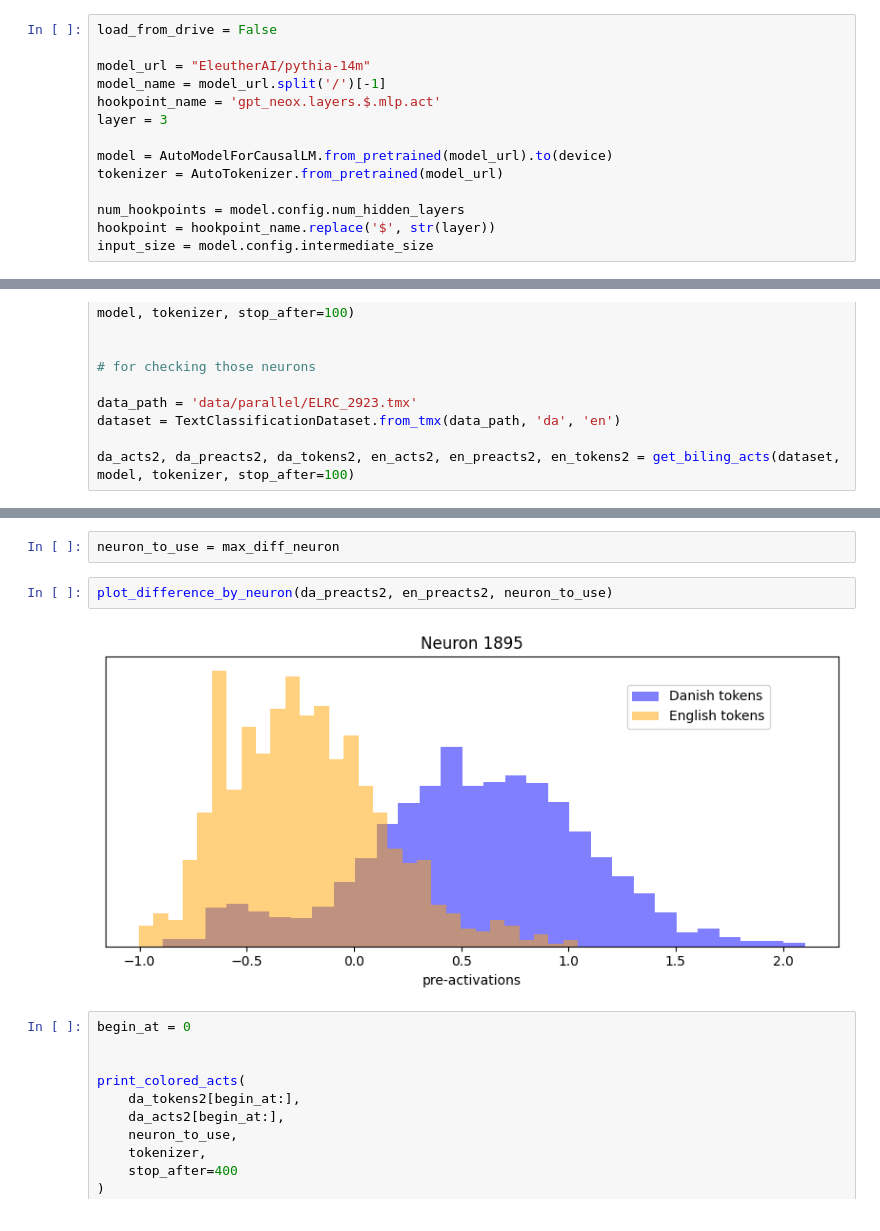
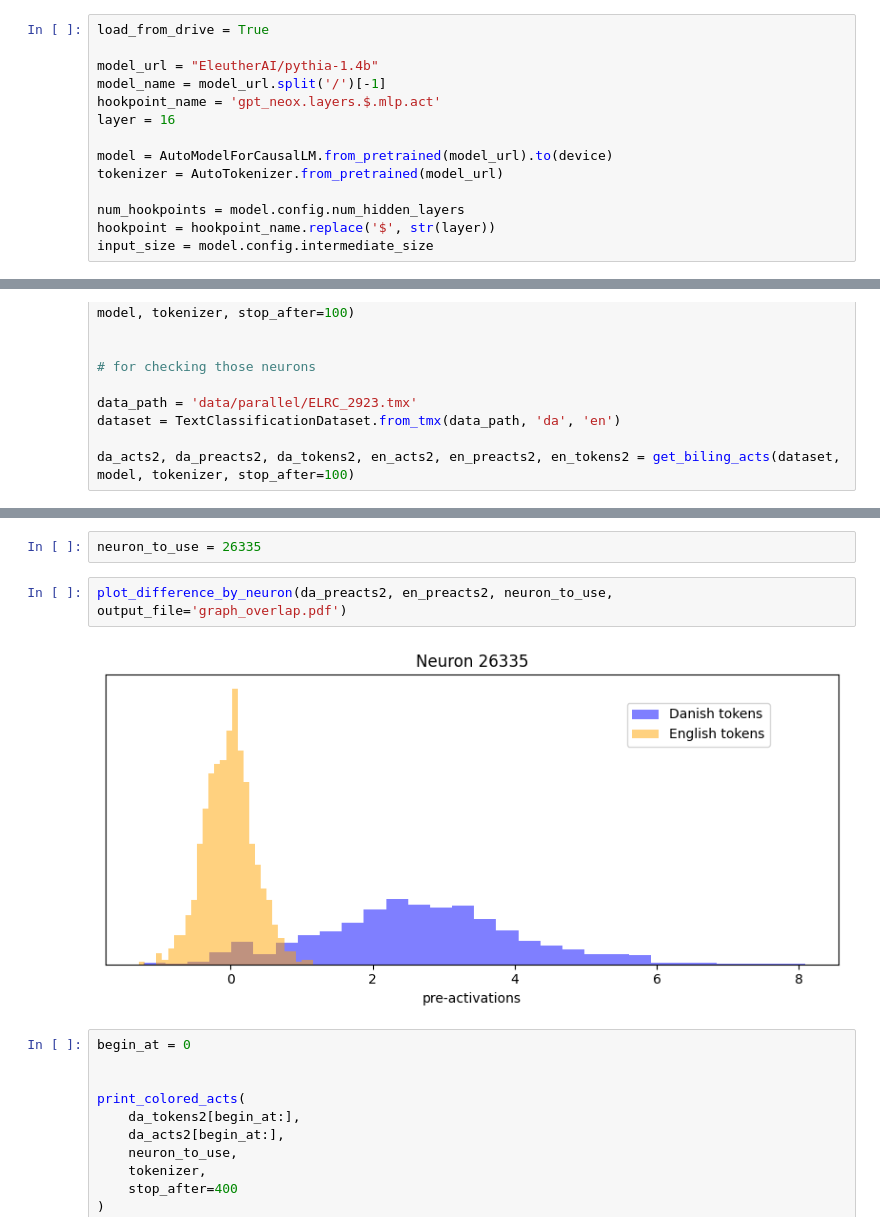
Before and after one commit to MarkusSibbesen/mechinterp_research_project, a Jupyter notebook: analyzing_sparse_autoencoders.ipynb, the cells around one changed output, grey strips where cells are left out. Cells and saved outputs as stored; diff of their text form.

Commit message:
analyzed big model

```diff
--- a/analyzing_sparse_autoencoders.ipynb
+++ b/analyzing_sparse_autoencoders.ipynb
@@ -47,12 +65,12 @@ from src.dataset_handling import TextClassificationDataset
 from src.utils import get_activations_and_labels, get_hidden_activations
 from src.sparse_autoencoders import SAE_topk
 # %%
-load_from_drive = False
+load_from_drive = True
 
-model_url = "EleutherAI/pythia-14m"
+model_url = "EleutherAI/pythia-1.4b"
 model_name = model_url.split('/')[-1]
 hookpoint_name = 'gpt_neox.layers.$.mlp.act'
-layer = 3
+layer = 16
 
 model = AutoModelForCausalLM.from_pretrained(model_url).to(device)
 tokenizer = AutoTokenizer.from_pretrained(model_url)
@@ -287,9 +322,9 @@ min_overlap_neuron = overlaps[0][1]
 # %%
-neuron_to_use = max_diff_neuron
+neuron_to_use = 26335
 # %%
-plot_difference_by_neuron(da_preacts2, en_preacts2, neuron_to_use)
+plot_difference_by_neuron(da_preacts2, en_preacts2, neuron_to_use, output_file='graph_overlap.pdf')
 # %% [output]
-[figure, old version]
+[figure, new version]
 # %%
 begin_at = 0
 
```
Also changed, not shown: parts of 6 cells of this notebook.
